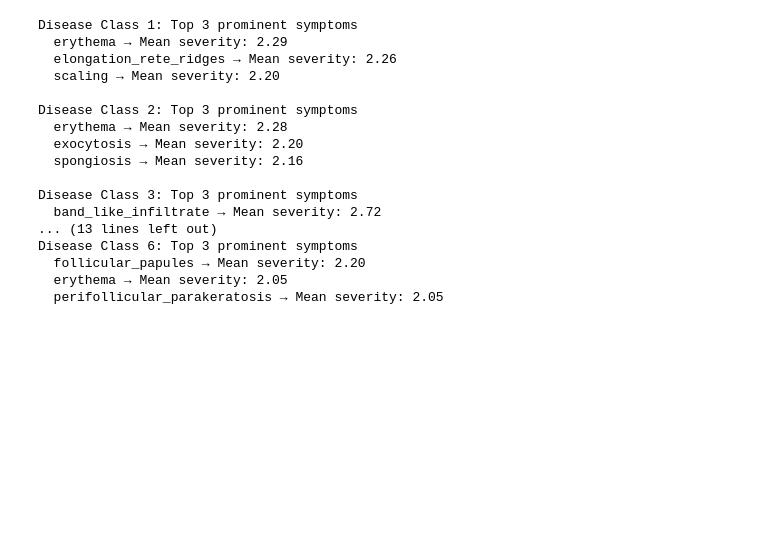
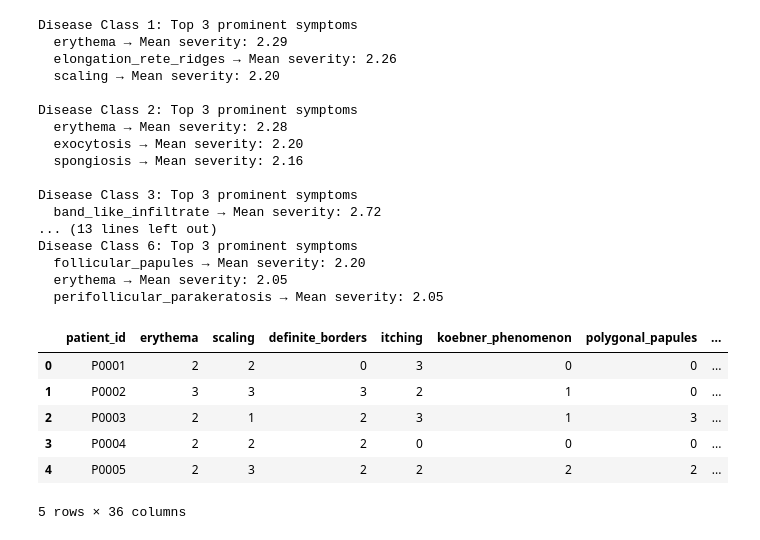
Before and after one commit to rajagowtham0/week-1, a Jupyter notebook: Week1_Day2.ipynb, the cells around one changed output. Drawn from its saved outputs; the diff is of its cells as text; code cells hidden in the pictures; blank space fills up the shorter version.

Commit message:
finding the prominent symptoms for each class and providing the unique patient ID

```diff
--- a/Week1_Day2.ipynb
+++ b/Week1_Day2.ipynb
@@ -125,3 +125,21 @@ Disease Class 6: Top 3 prominent symptoms
 # class-wise symptom profiling helps to reveal the symptoms that exhibits highest mean severity scores per class
 # this indicates their dominant diagnostic relevance for their respective classes
 # can easily find the most prominent symptoms per class
+# %%
+# create synthetic patient ID
+df.insert(
+    0,  # insert as first column
+    'patient_id',
+    ['P{:04d}'.format(i) for i in range(1, len(df) + 1)]
+)
+
+# verify
+df.head()
+# %% [output]
+|  | patient_id | erythema | scaling | definite_borders | itching | koebner_phenomenon | polygonal_papules | ... |
+| 0 | P0001 | 2 | 2 | 0 | 3 | 0 | 0 | ... |
+| 1 | P0002 | 3 | 3 | 3 | 2 | 1 | 0 | ... |
+| 2 | P0003 | 2 | 1 | 2 | 3 | 1 | 3 | ... |
+| 3 | P0004 | 2 | 2 | 2 | 0 | 0 | 0 | ... |
+| 4 | P0005 | 2 | 3 | 2 | 2 | 2 | 2 | ... |
+5 rows × 36 columns
```
Also changed, not shown: parts of 1 cell of this notebook.
